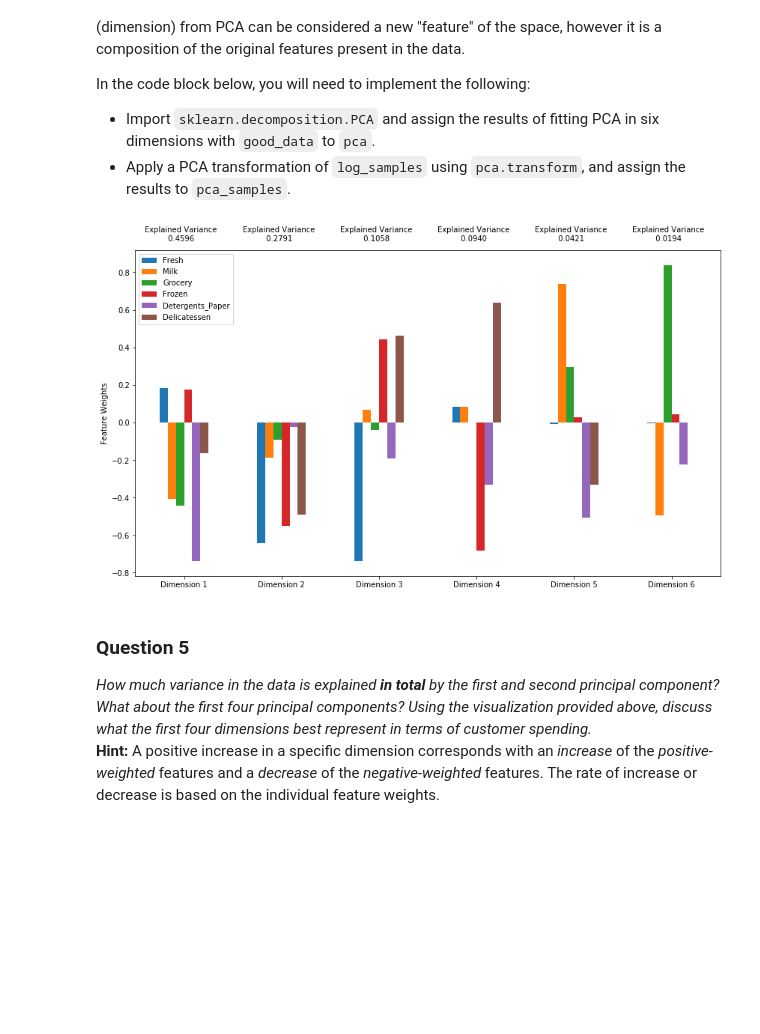
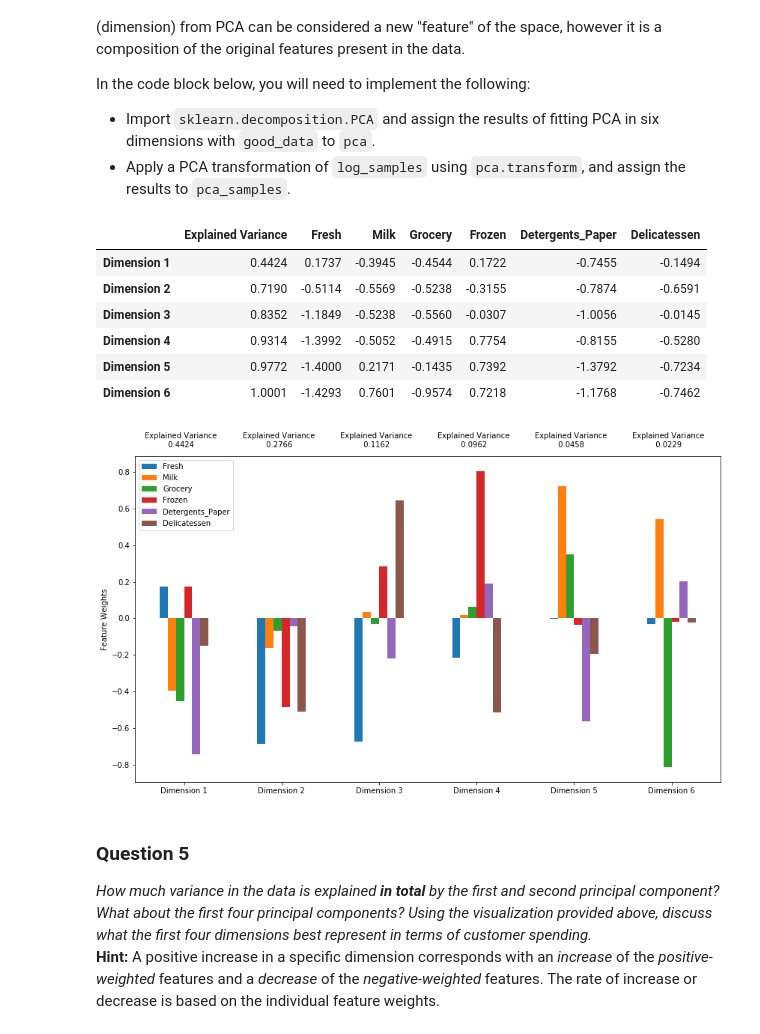
Before and after one commit to nanuckie/customer_segments, a Jupyter notebook: customer_segments.ipynb, the cells around one changed output. Saved outputs shown, nothing was run; the diff lists cells and outputs as text; code cells hidden in the pictures; blank space fills up the shorter version.

```diff
--- a/customer_segments.ipynb
+++ b/customer_segments.ipynb
@@ -66,15 +66,16 @@ ax = sns.boxplot(data=data, orient="h", showfliers=False)
 To get a better understanding of the customers and how their data will transform through the analysis, it would be best to select a few sample data points and explore them in more detail. In the code block below, add **three** indices of your choice to the `indices` list which will represent the customers to track. It is suggested to try different sets of samples until you obtain customers that vary significantly from one another.
 # %%
 # TODO: Select three indices of your choice you wish to sample from the dataset
-indices = [50, 200, 400]
+indices = [40, 200, 400]
 
 # Create a DataFrame of the chosen samples
 samples = pd.DataFrame(data.loc[indices], columns = data.keys()).reset_index(drop = True)
 print "Chosen samples of wholesale customers dataset:"
 display(samples)
 
-ax = sns.boxplot(data=data, orient="h", showfliers=False)
-ax = sns.swarmplot(data=samples, orient="h", color=".3")
+samples_bar = samples.append(data.describe().loc['mean'])
+samples_bar.index = indices + ['mean']
+_ = samples_bar.plot(kind='bar', figsize=(14,6))
 # %% [output]
 Chosen samples of wholesale customers dataset:
 |  | Fresh | Milk | Grocery | Frozen | Detergents_Paper | Delicatessen |
@@ -233,12 +234,12 @@ for feature in log_data.keys():
     display(log_data[~((log_data[feature] >= Q1 - step) & (log_data[feature] <= Q3 + step))])
 
 # OPTIONAL: Select the indices for data points you wish to remove
-outliers  = [75, 95, 109, 128, 142, 161, 187, 338]
+outliers  = []
 
 # Remove the outliers, if any were specified
 good_data = log_data.drop(log_data.index[outliers]).reset_index(drop = True)
 
-ax = sns.boxplot(data=good_data, orient="h")
+display(good_data.describe())
 # %% [output]
 Data points considered outliers for the feature 'Fresh':
 |  | Fresh | Milk | Grocery | Frozen | Detergents_Paper | Delicatessen |
@@ -308,16 +322,25 @@ In the code block below, you will need to implement the following:
 # %%
 # TODO: Apply PCA by fitting the good data with the same number of dimensions as features
 from sklearn.decomposition import PCA
 
 pca = PCA(n_components=6).fit(good_data)
 
 # TODO: Transform log_samples using the PCA fit above
 pca_samples = pca.transform(log_samples)
 
 # Generate PCA results plot
 pca_results = vs.pca_results(good_data, pca)
+
+pca_results.cumsum()
 # %% [output]
+|  | Explained Variance | Fresh | Milk | Grocery | Frozen | Detergents_Paper | Delicatessen |
+| Dimension 1 | 0.4424 | 0.1737 | -0.3945 | -0.4544 | 0.1722 | -0.7455 | -0.1494 |
+| Dimension 2 | 0.7190 | -0.5114 | -0.5569 | -0.5238 | -0.3155 | -0.7874 | -0.6591 |
+| Dimension 3 | 0.8352 | -1.1849 | -0.5238 | -0.5560 | -0.0307 | -1.0056 | -0.0145 |
+| Dimension 4 | 0.9314 | -1.3992 | -0.5052 | -0.4915 | 0.7754 | -0.8155 | -0.5280 |
+| Dimension 5 | 0.9772 | -1.4000 | 0.2171 | -0.1435 | 0.7392 | -1.3792 | -0.7234 |
+| Dimension 6 | 1.0001 | -1.4293 | 0.7601 | -0.9574 | 0.7218 | -1.1768 | -0.7462 |
-[figure, old version]
+[figure, new version]
 # %% [markdown]
 ### Question 5
 *How much variance in the data is explained* ***in total*** *by the first and second principal component? What about the first four principal components? Using the visualization provided above, discuss what the first four dimensions best represent in terms of customer spending.*
```
Also changed, not shown: parts of 27 cells of this notebook, 1 other file.
